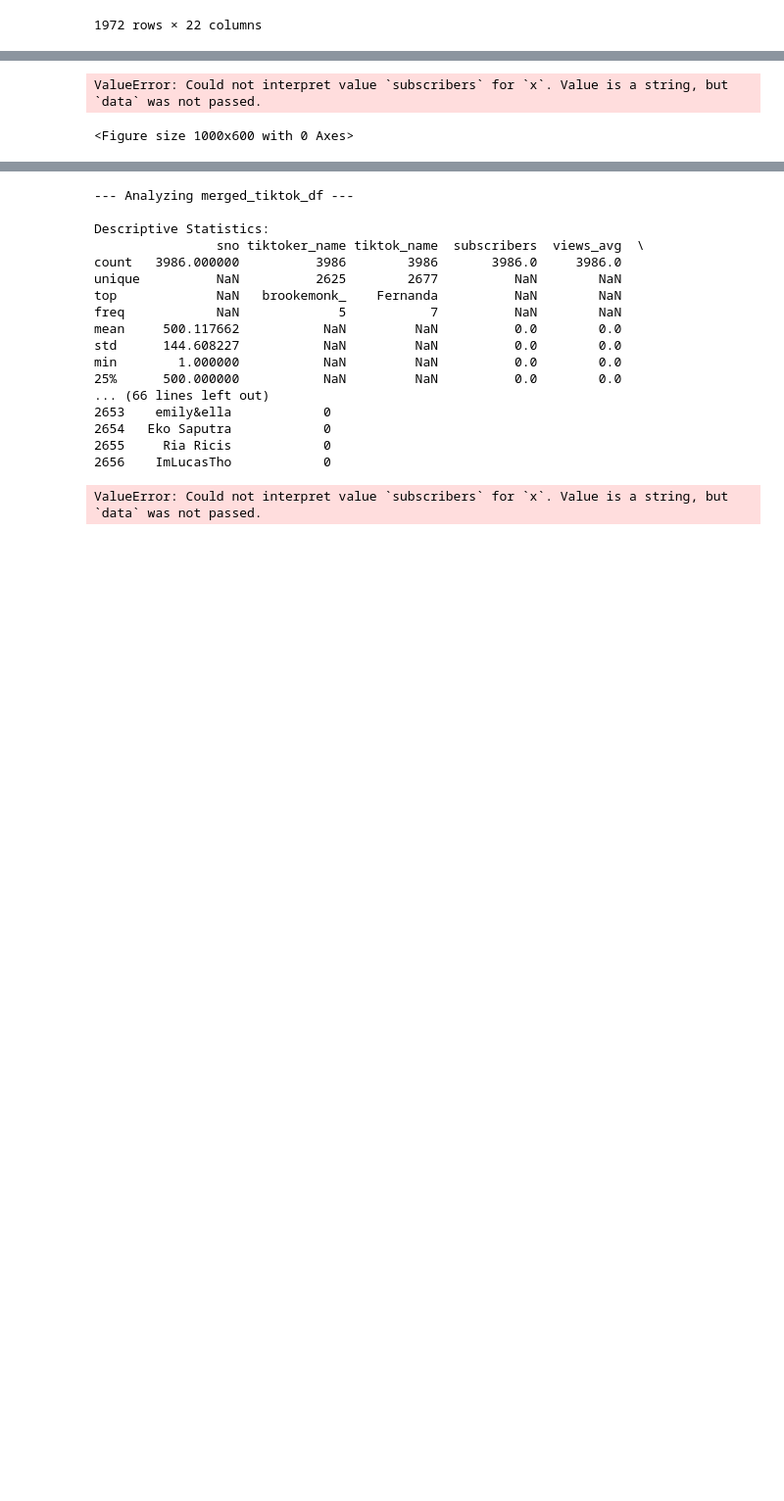
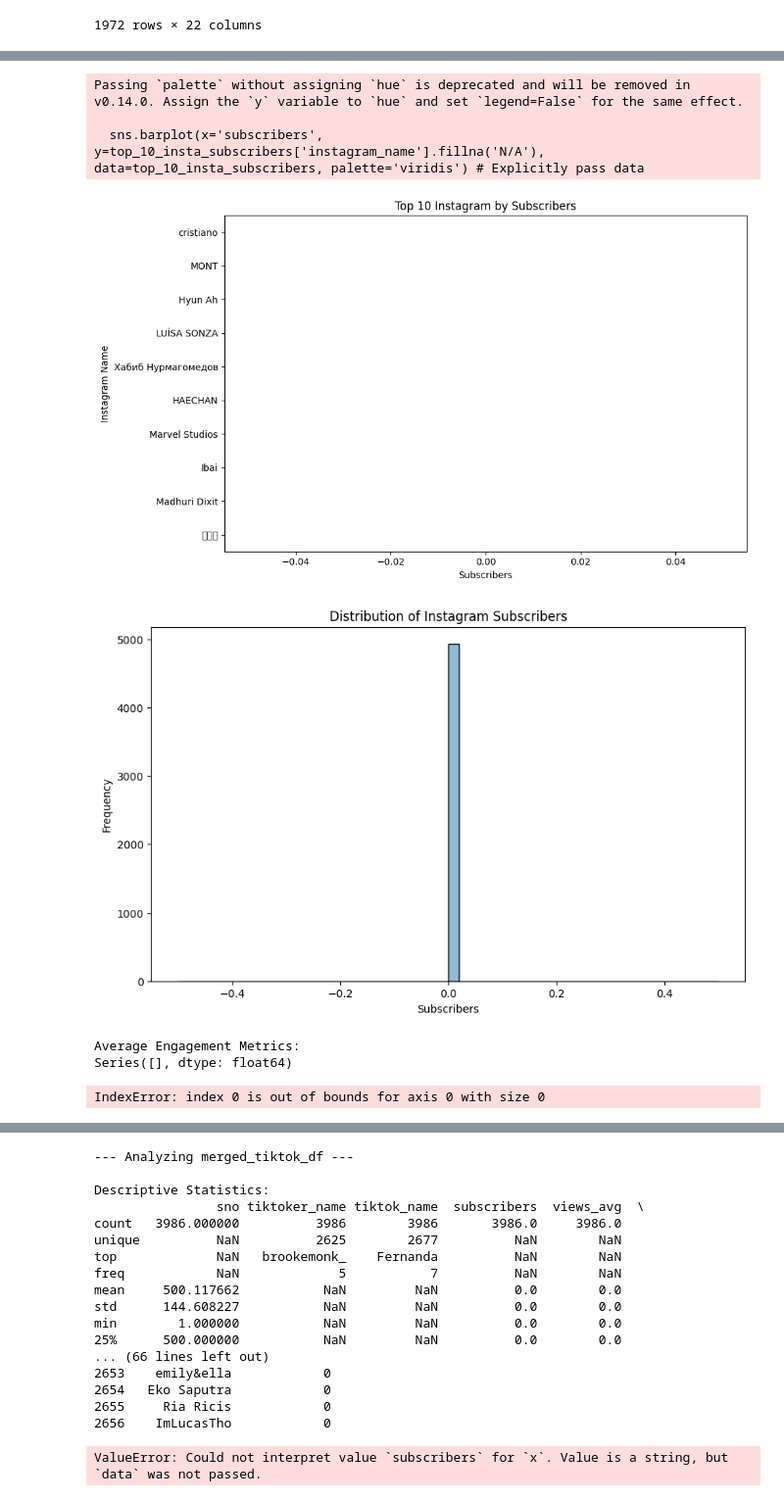
Before and after one commit to AlexOrtiz5/Social_Media, a Jupyter notebook: Social_Media_Analysis.ipynb, the cells around one changed output, grey strips where cells are left out. Shown at 98% size. Drawn from its saved outputs; the diff is of its cells as text; code cells hidden in the pictures; blank space fills up the shorter version.

Commit message:
Fixing errors found in the code

```diff
--- a/Social_Media_Analysis.ipynb
+++ b/Social_Media_Analysis.ipynb
@@ -75,13 +75,18 @@ if 'subscribers' in insta.columns:
     print("\nTop 10 by Subscribers:")
     print(top_10_insta_subscribers[['instagram_name', 'subscribers']].fillna('N/A'))
 
-    plt.figure(figsize=(10, 6))
-    sns.barplot(x='subscribers', y=top_10_insta_subscribers['instagram_name'].fillna('N/A'), palette='viridis')
-    plt.title('Top 10 Instagram by Subscribers')
-    plt.xlabel('Subscribers')
-    plt.ylabel('Instagram Name')
-    plt.tight_layout()
-    plt.show()
+    if 'subscribers' in insta.columns:
+        top_10_insta_subscribers = insta.sort_values(by='subscribers', ascending=False).head(10)
+        print("\nTop 10 by Subscribers:")
+        print(top_10_insta_subscribers[['instagram_name', 'subscribers']].fillna('N/A'))
+
+        plt.figure(figsize=(10, 6))
+        sns.barplot(x='subscribers', y=top_10_insta_subscribers['instagram_name'].fillna('N/A'), data=top_10_insta_subscribers, palette='viridis') # Explicitly pass data
+        plt.title('Top 10 Instagram by Subscribers')
+        plt.xlabel('Subscribers')
+        plt.ylabel('Instagram Name')
+        plt.tight_layout()
+        plt.show()
 
 # Distribution of Subscribers
 if 'subscribers' in insta.columns:
@@ -137,6 +142,12 @@ min        1.000000            NaN      NaN          0.0              NaN
 3290      Marvel Studios            0
 3289                Ibai            0
 3288       Madhuri Dixit            0
 3286                 유정연            0
-ValueError: Could not interpret value `subscribers` for `x`. Value is a string, but `data` was not passed.
+Passing `palette` without assigning `hue` is deprecated and will be removed in v0.14.0. Assign the `y` variable to `hue` and set `legend=False` for the same effect.
+
+  sns.barplot(x='subscribers', y=top_10_insta_subscribers['instagram_name'].fillna('N/A'), data=top_10_insta_subscribers, palette='viridis') # Explicitly pass data
+[figure, added]
+[figure, added]
-<Figure size 1000x600 with 0 Axes>
+Average Engagement Metrics:
+Series([], dtype: float64)
+IndexError: index 0 is out of bounds for axis 0 with size 0
```
Also changed, not shown: parts of 1 cell of this notebook.
